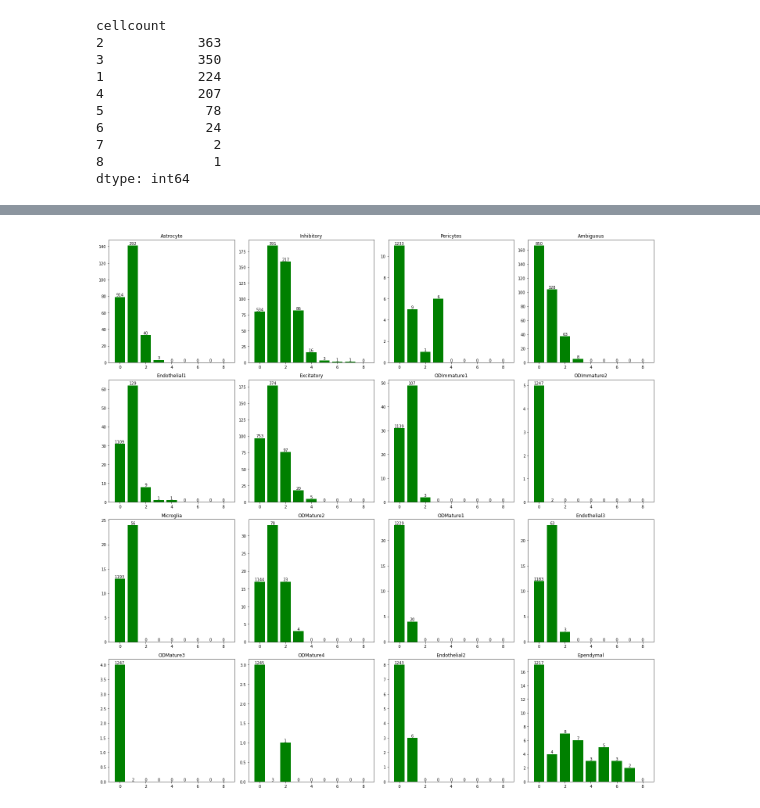
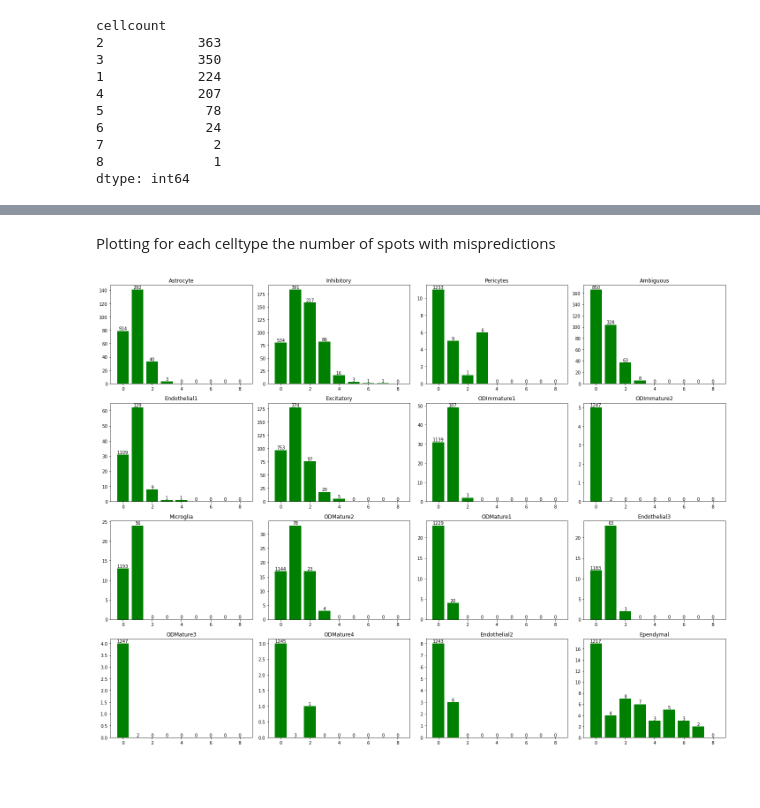
Before and after one commit to 3N4N/stloc, a Jupyter notebook: MERFISH_Tangram.ipynb, the cells around one changed output, grey strips where cells are left out. Cells and saved outputs as stored; diff of their text form; code cells hidden in the pictures; blank space fills up the shorter version.

```diff
--- a/MERFISH_Tangram.ipynb
+++ b/MERFISH_Tangram.ipynb
@@ -36,12 +36,12 @@ project_location = "./"
 # %% [markdown]
 ## Spatial data
 # %%
-df_st = pd.read_csv(project_location + "data/merfish/merfishSpatial.csv", sep=" ")
+if running_data != '2celltypes':
+    df_st = pd.read_csv(project_location + "data/merfish/merfishSpatial.csv", sep=" ")
+else:
+    df_st = pd.read_csv(project_location + "data/FaultSpatial.csv", sep=",")
 coords = df_st['coord']
 df_st.drop(columns=['coord'], inplace=True)
-cellTypeCount =16
-typeCountDf=  df_st.iloc[:,-cellTypeCount:]
-# df_st = df_st.iloc[: , :-cellTypeCount]
 df_st.head()
 # %% [output]
 |  | Ace2 | Adora2a | Aldh1l1 | Amigo2 | Ano3 | Aqp4 | Ar | Arhgap36 | Avpr1a | Avpr2 | ... | ... |
@@ -79,7 +69,11 @@ reference.head()
 genes = df_st.columns[:155]
 markers = reference.groupby('cell_type').agg(list).marker_gene
 celltypes = reference.cell_type.unique().tolist()
+if running_data == '2celltypes':
+    celltypes = ['Excitatory', 'Inhibitory']
 expressions = df_st.drop(columns=celltypes)
 expressions = MinMaxScaler().fit_transform(expressions)
 counts_st = pd.DataFrame(expressions, columns=genes)
 cellcount = pd.DataFrame(np.sum(df_st[celltypes], axis=1), columns=['cellcount'])
+typeCountDf = df_st[celltypes]
+typeCountDf
@@ -109,4 +117,8 @@ dtype: int64
 # %% [markdown]
 ## Single-cell data
 # %%
-df_sc = pd.read_csv(project_location + "data/merfish/merfishVisium.csv")
+if running_data != '2celltypes':
+    df_sc = pd.read_csv(project_location + "data/merfish/merfishVisium.csv")
+else:
+    df_sc = pd.read_csv(project_location + "data/FaultSingleCell.csv")
+df_sc.head()
@@ -312,7 +336,7 @@ count_misprediction = dict.fromkeys(celltypes)
 for i in count_misprediction:
     count_misprediction[i] = dict.fromkeys(range(l))
     for j in count_misprediction[i]:
-        count_misprediction[i][j] = [0,0]
+        count_misprediction[i][j] = [0, 0, {}]
 
 for j in range(df_prediction.shape[1]):
     for i in range(df_prediction.shape[0]):
@@ -321,4 +345,4 @@ for j in range(df_prediction.shape[1]):
         count_misprediction[df_prediction.columns[j]][typeCountDf.iloc[i,j]][0] += 1
         if typeCountDf.iloc[i,j] != df_prediction.iloc[i,j]:
             count_misprediction[df_prediction.columns[j]][typeCountDf.iloc[i,j]][1] += 1
-count_misprediction['Astrocyte']
+            count_misprediction[df_prediction.columns[j]][typeCountDf.iloc[i,j]][2] = typeCountDf.iloc[i,:].to_dict()
@@ -335,19 +349,19 @@ count_misprediction['Astrocyte']
+# %% [markdown]
+Plotting for each celltype the number of spots with mispredictions
 # %%
-plt.rcParams['figure.figsize'] = [20,20]
+plt.rcParams['figure.figsize'] = [20,15]
 
 for i, celltype in enumerate(celltypes):
     x = list(count_misprediction[celltype].keys())
     y = np.array(list(count_misprediction[celltype].values()))
     plt.subplot(4, 4, i+1)
     bar = plt.bar(x, y[:,1], width=0.8, color='g')
     for j, rect in enumerate(bar):
         height = rect.get_height()
         plt.text(rect.get_x() + rect.get_width() / 2.0, height, f'{y[j,0]:.0f}', ha='center', va='bottom')
     plt.title(celltype)
-    # plt.legend()
-    # plt.subplots_adjust(hspace = 0.4)
     plt.tight_layout()
 
 plt.rcParams['figure.figsize'] = [10,5]
 # %% [output]
-[figure, old version]
+[figure, new version]
```
Also changed, not shown: parts of 14 cells of this notebook, 1 other file.
